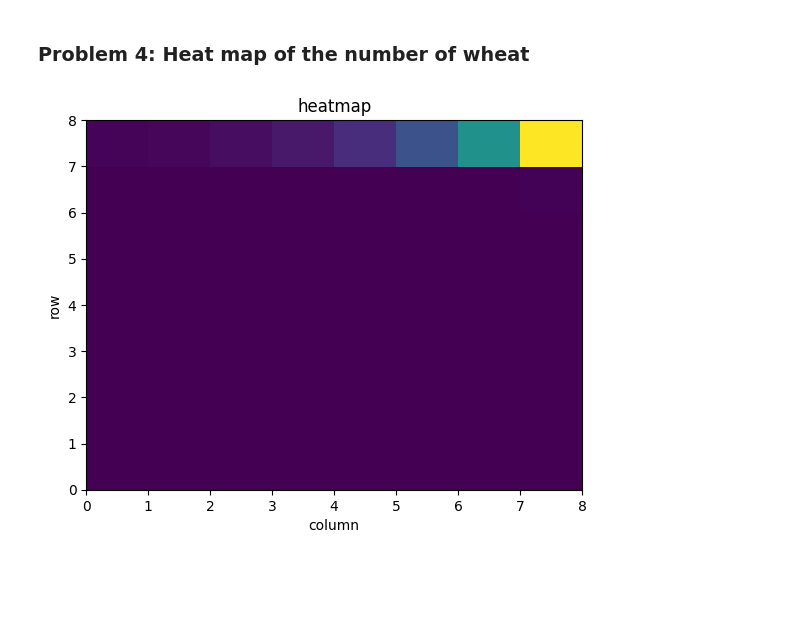
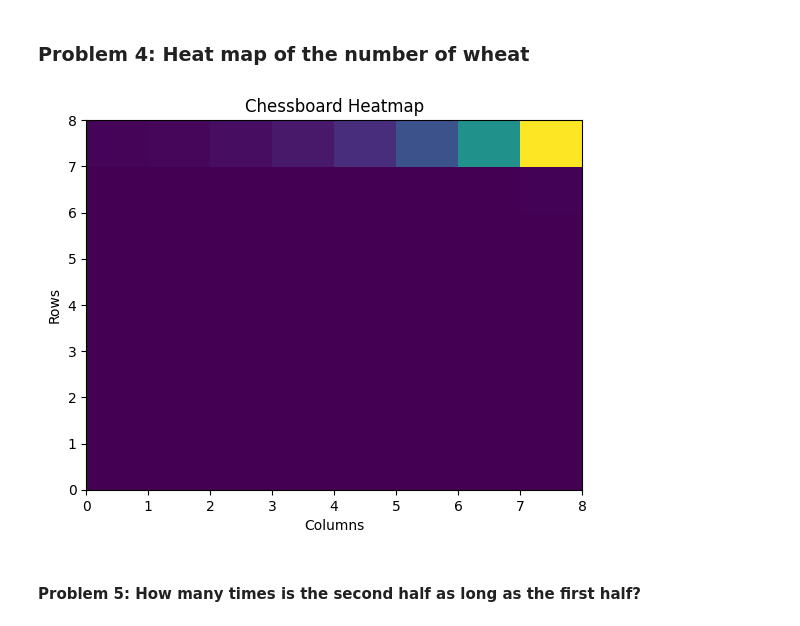
Before and after one commit to David-Jr/divic-ml-course-assignments, a Jupyter notebook: wheat-and-chessboard-problem/wheat-and-chessboard problem.ipynb, the cells around one changed output. Saved outputs shown, nothing was run; the diff lists cells and outputs as text; code cells hidden in the pictures; blank space fills up the shorter version.

```diff
--- a/wheat-and-chessboard-problem/wheat-and-chessboard problem.ipynb
+++ b/wheat-and-chessboard-problem/wheat-and-chessboard problem.ipynb
@@ -104,10 +104,12 @@ plt.show()
 # %% [markdown]
 ### Problem 4: Heat map of the number of wheat
 # %%
-plt.xlabel("column")
-plt.ylabel("row")
-plt.title("heatmap")
+plt.xlabel("Columns")
+plt.ylabel("Rows")
+plt.title("Chessboard Heatmap")
 plt.pcolor(board)
 plt.show()
 # %% [output]
-[figure, old version]
+[figure, new version]
+# %% [markdown]
+#### Problem 5: How many times is the second half as long as the first half?
```
Also changed, not shown: parts of 1 cell of this notebook.
